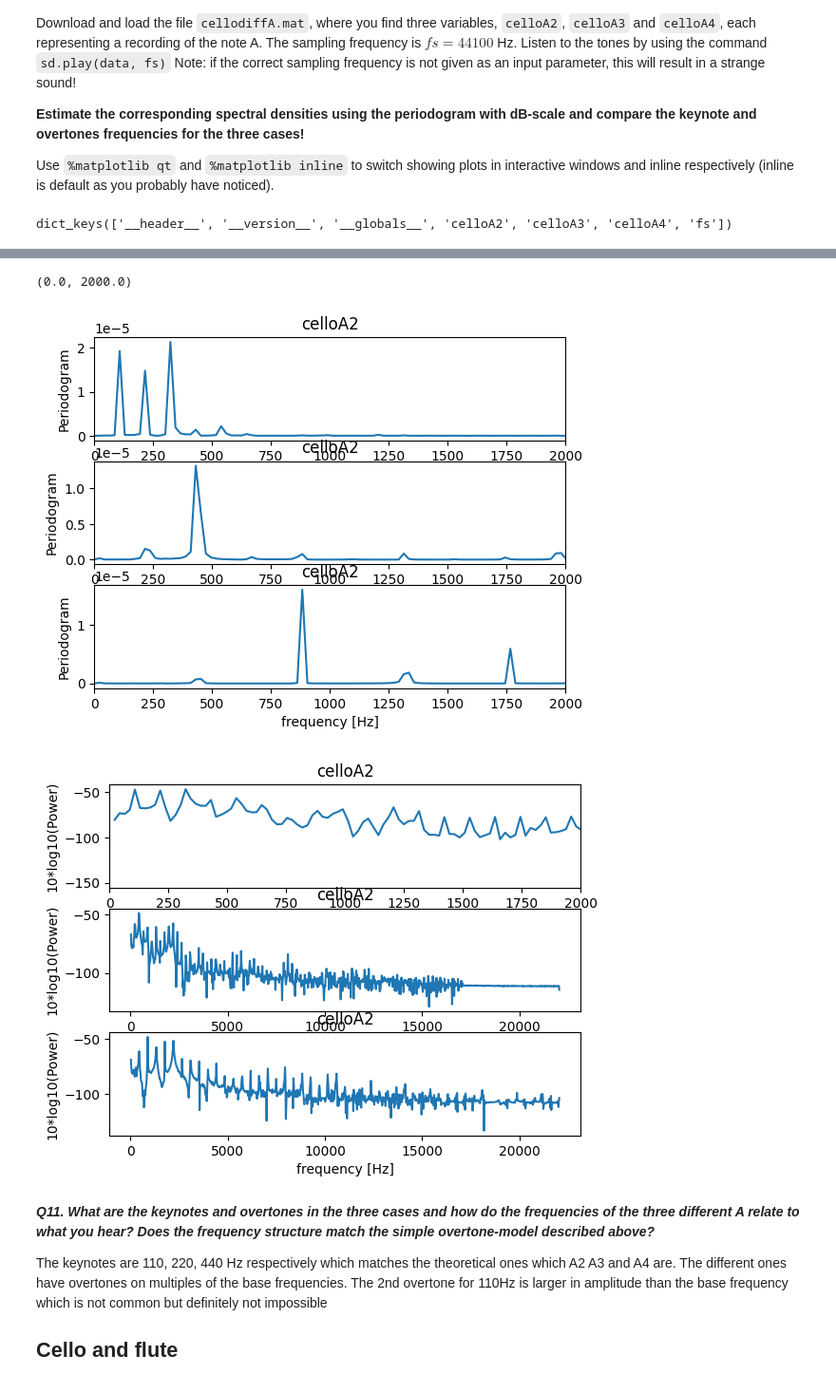
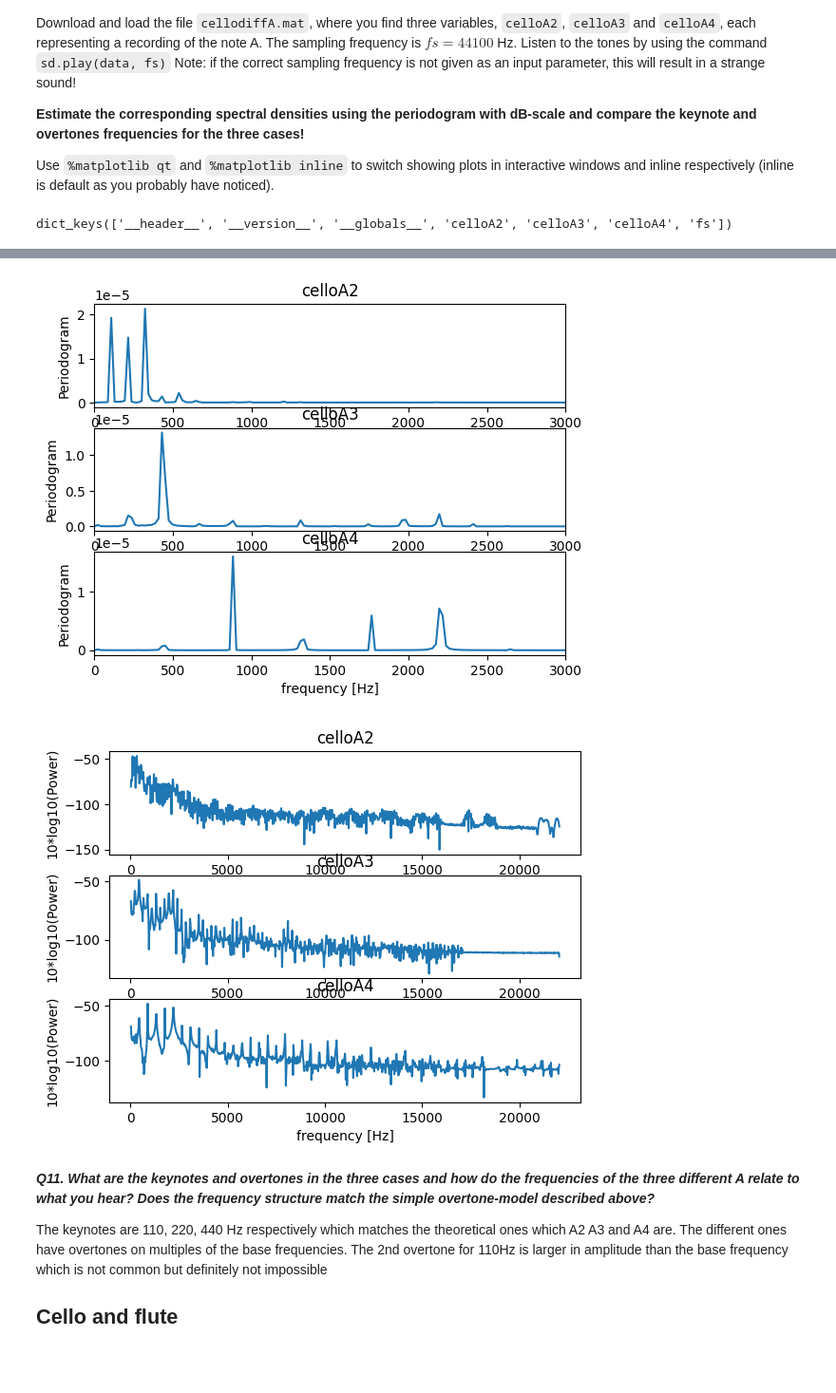
Before and after one commit to mario3219/FMSF10-lab, a Jupyter notebook: pythonLab1.ipynb, the cells around one changed output, grey strips where cells are left out. Shown at 95% size. Saved outputs shown, nothing was run; the diff lists cells and outputs as text; code cells hidden in the pictures.

Commit message:
reformat: function definitions for plots

```diff
--- a/pythonLab1.ipynb
+++ b/pythonLab1.ipynb
@@ -321,86 +321,56 @@ celloA4 = data["celloA4"]
 
 fig, (plot1, plot2, plot3) = plt.subplots(3)
 
 def subplot_plot(plot,data,name):
     plot.plot(data)
     plot.set_xlabel('Sample Index')
     plot.set_ylabel('Value')
     plot.set_title(name)
     plot.axis([10000, 15000, -0.1, 0.1])
 
 subplot_plot(plot1,celloA2,'celloA2')
-
-#plot1.plot(celloA2)
-#plot1.set_xlabel('Sample Index')
-#plot1.set_ylabel('Value')
-#plot1.set_title('celloA2')
-#plot1.axis([10000, 15000, -0.1, 0.1])
-
-plot2.plot(celloA3)
-plot2.set_xlabel('Sample Index')
-plot2.set_ylabel('Value')
-plot2.set_title('celloA3')
-plot2.axis([10000, 15000, -0.1, 0.1])
-
-plot3.plot(celloA4)
-plot3.set_xlabel('Sample Index')
-plot3.set_ylabel('Value')
-plot3.set_title('celloA4')
-plot3.axis([10000, 15000, -0.1, 0.1])
+subplot_plot(plot2,celloA3,'celloA3')
+subplot_plot(plot3,celloA4,'celloA4')
 
 plt.tight_layout()
 plt.show()
 
 nfft = 2048
 celloA2period,P2 = scipy.signal.periodogram(celloA2,fs=fs,nfft=nfft)
 celloA3period,P3= scipy.signal.periodogram(celloA3,fs=fs,nfft=nfft)
 celloA4period,P4 = scipy.signal.periodogram(celloA4,fs=fs,nfft=nfft)
 
 fig, (plot1, plot2, plot3) = plt.subplots(3)
 
-plot1.plot(celloA2period, P2)
-plot1.set_xlabel('frequency [Hz]')
-plot1.set_ylabel('Periodogram')
-plot1.set_title('celloA2')
-plot1.set_xlim([0, 2000])
+def subplot_period(plot,data,P,name, xlim):
+    plot.plot(data, P)
+    plot.set_xlabel('frequency [Hz]')
+    plot.set_ylabel('Periodogram')
+    plot.set_title(name)
+    plot.set_xlim([0, xlim])
 
-plot2.plot(celloA3period, P3)
-plot2.set_xlabel('frequency [Hz]')
-plot2.set_ylabel('Periodogram')
-plot2.set_title('celloA2')
-plot2.set_xlim([0, 2000])
-
-plot3.plot(celloA4period, P4)
-plot3.set_xlabel('frequency [Hz]')
-plot3.set_ylabel('Periodogram')
-plot3.set_title('celloA2')
-plot3.set_xlim([0, 2000])
+xlim=3000
+subplot_period(plot1,celloA2period,P2,'celloA2',xlim)
+subplot_period(plot2,celloA3period,P3,'celloA3',xlim)
+subplot_period(plot3,celloA4period,P4,'celloA4',xlim)
 
 fig, (plot1, plot2, plot3) = plt.subplots(3)
 
-plot1.plot(celloA2period, 10*np.log10(P2))
-plot1.set_xlabel('frequency [Hz]')
-plot1.set_ylabel('10*log10(Power)')
-plot1.set_title('celloA2')
-plot1.set_xlim([0, 2000])
+def subplot_periodlog(plot,data,P,name):
+    plot.plot(data, 10*np.log10(P))
+    plot.set_xlabel('frequency [Hz]')
+    plot.set_ylabel('10*log10(Power)')
+    plot.set_title(name)
+    #plot.set_xlim([0, 2000])
 
-plot2.plot(celloA3period, 10*np.log10(P3))
-plot2.set_xlabel('frequency [Hz]')
-plot2.set_ylabel('10*log10(Power)')
-plot2.set_title('celloA2')
-plot1.set_xlim([0, 2000])
-
-plot3.plot(celloA4period, 10*np.log10(P4))
-plot3.set_xlabel('frequency [Hz]')
-plot3.set_ylabel('10*log10(Power)')
-plot3.set_title('celloA2')
-plot1.set_xlim([0, 2000])
+subplot_periodlog(plot1,celloA2period,P2,'celloA2')
+subplot_periodlog(plot2,celloA3period,P3,'celloA3')
+subplot_periodlog(plot3,celloA4period,P4,'celloA4')
 # %% [output]
 dict_keys(['__header__', '__version__', '__globals__', 'celloA2', 'celloA3', 'celloA4', 'fs'])
 [figure]
-(0.0, 2000.0)
-[figure, old version]
+[figure, new version]
-[figure, old version]
+[figure, new version]
 # %%
 import time
 
```
Also changed, not shown: parts of 6 cells of this notebook.
